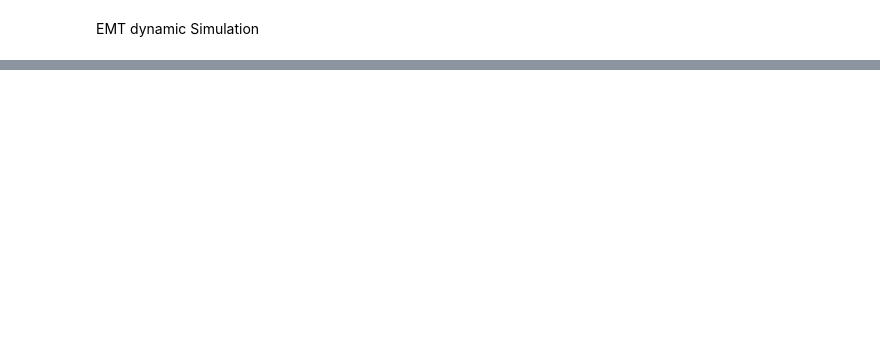
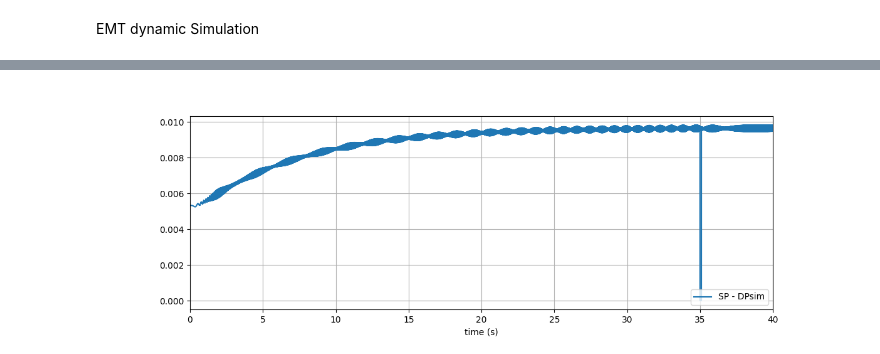
Before and after one commit to Gleb4x/dpsim, a Jupyter notebook: examples/Notebooks/9BusValidations/only_SYN/case9_only_SYN.ipynb, the cells around one changed output, grey strips where cells are left out. Drawn from its saved outputs; the diff is of its cells as text; code cells hidden in the pictures; blank space fills up the shorter version.

```diff
--- a/examples/Notebooks/9BusValidations/only_SYN/case9_only_SYN.ipynb
+++ b/examples/Notebooks/9BusValidations/only_SYN/case9_only_SYN.ipynb
@@ -280,0 +484,7 @@ ts_dpsim_emt = read_timeseries_csv(dpsim_result_file)
+# %%
+varname_dpsim = 'N4.V'
+varname_psat = 'V_Bus04'
+nominal_voltage = 400000
+plot_node_volt_abs(varname_dpsim, ts_dpsim_sp, ts_dpsim_dp, nominal_voltage, timestep_common=0.0001)
+# %% [output]
+[figure, added]
```
Also changed, not shown: parts of 18 cells of this notebook, 7 other files.
